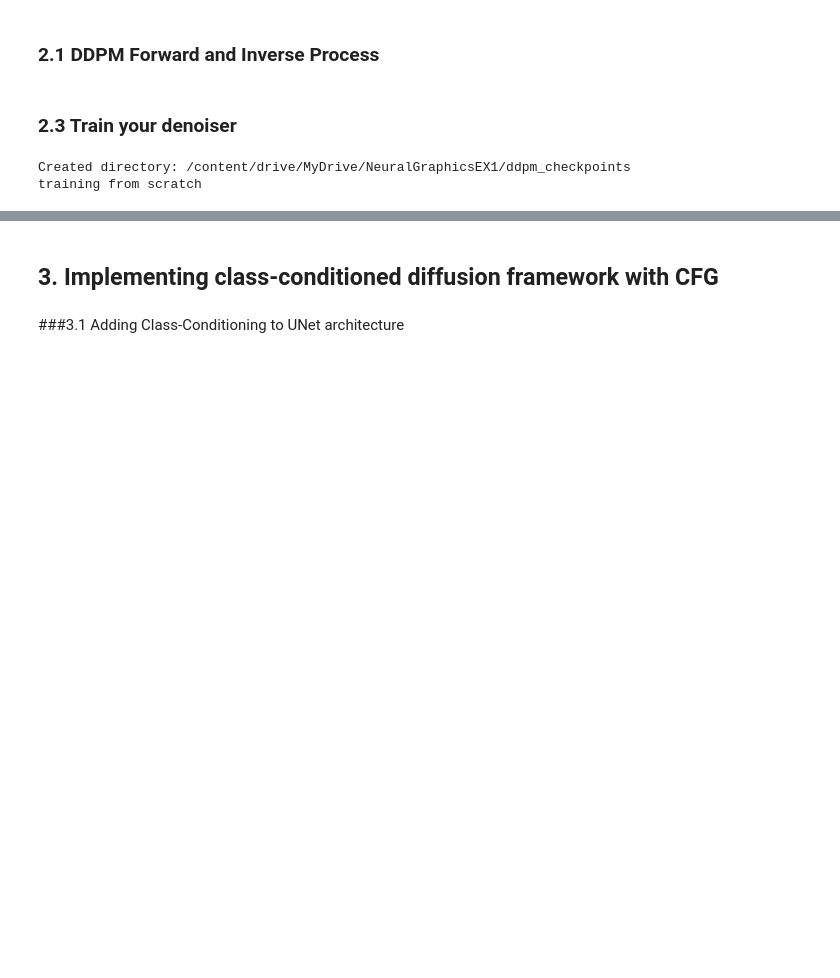
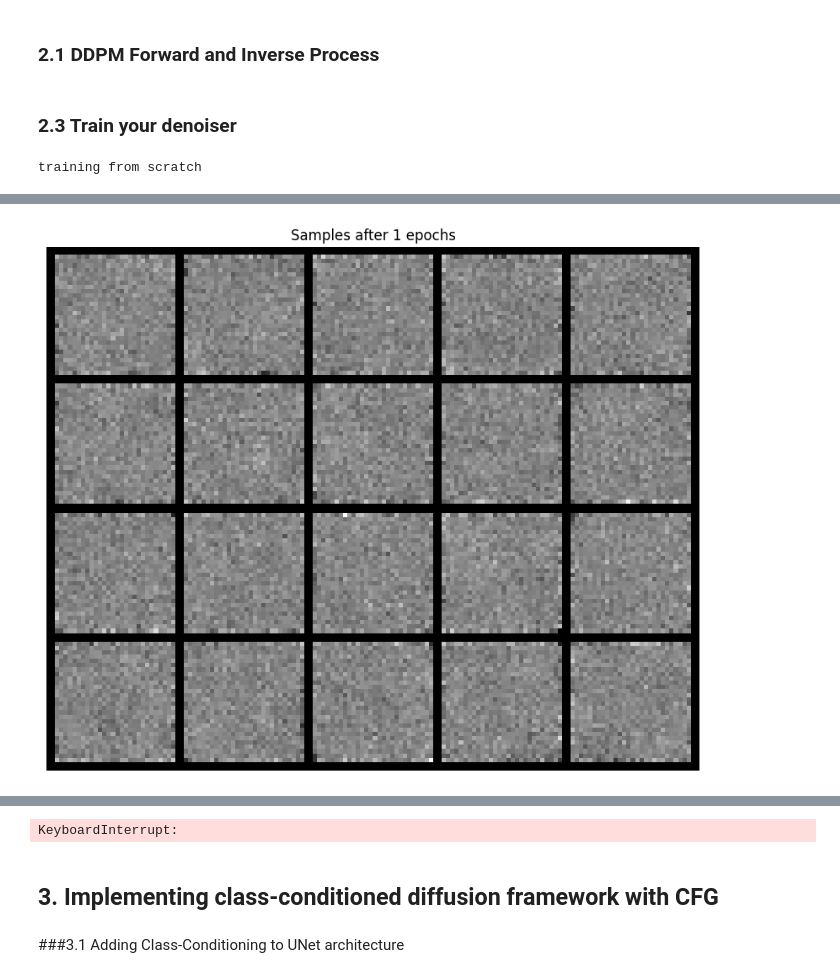
Before and after one commit to IdanYeh/NeuralGraphicsEX1, a Jupyter notebook: Assignment1_Neural_Graphics.ipynb, the cells around one changed output, grey strips where cells are left out. Drawn from its saved outputs; the diff is of its cells as text; code cells hidden in the pictures; blank space fills up the shorter version.

```diff
--- a/Assignment1_Neural_Graphics.ipynb
+++ b/Assignment1_Neural_Graphics.ipynb
@@ -627,7 +627,7 @@ def ddpm_sample(
     xt = torch.randn(batch_size, C, H, W, device=device)
 
     alpha_bars = ddpm_schedule['alpha_bars']
-    beta = ddpm_schedule['beta']
+    beta = ddpm_schedule['betas']
 
     for t in range(num_ts,0,-1):
         z = torch.randn_like(xt) if t > 1 else torch.zeros_like(xt)
@@ -770,7 +770,7 @@ clear_folder = False
 eval_epochs = [1, 2, 3, 5, 10, 15, 20]
 
 # Hyper parameters - Modify if you wish
-num_hidden = 32 # 128
+num_hidden = 128
 batch_size = 64
 num_epochs = 20
 lr = 1e-3
@@ -850,5 +850,4 @@ plt.legend()
 plt.tight_layout()
 plt.imshow(grid.permute(1, 2, 0).cpu().numpy(), cmap='gray')
 # %% [output]
-Created directory: /content/drive/MyDrive/NeuralGraphicsEX1/ddpm_checkpoints
 training from scratch
@@ -864,0 +866 @@ Epoch [1/20], Step [900/938], Loss: 0.0482
+[figure, added]
@@ -868,3 +902,4 @@ AttributeError: 'DenoisingUNet' object has no attribute 'in_channels'
+KeyboardInterrupt:
 # %% [markdown]
 ## 3. Implementing class-conditioned diffusion framework with CFG
 # %% [markdown]
```
Also changed, not shown: parts of 3 cells of this notebook.
